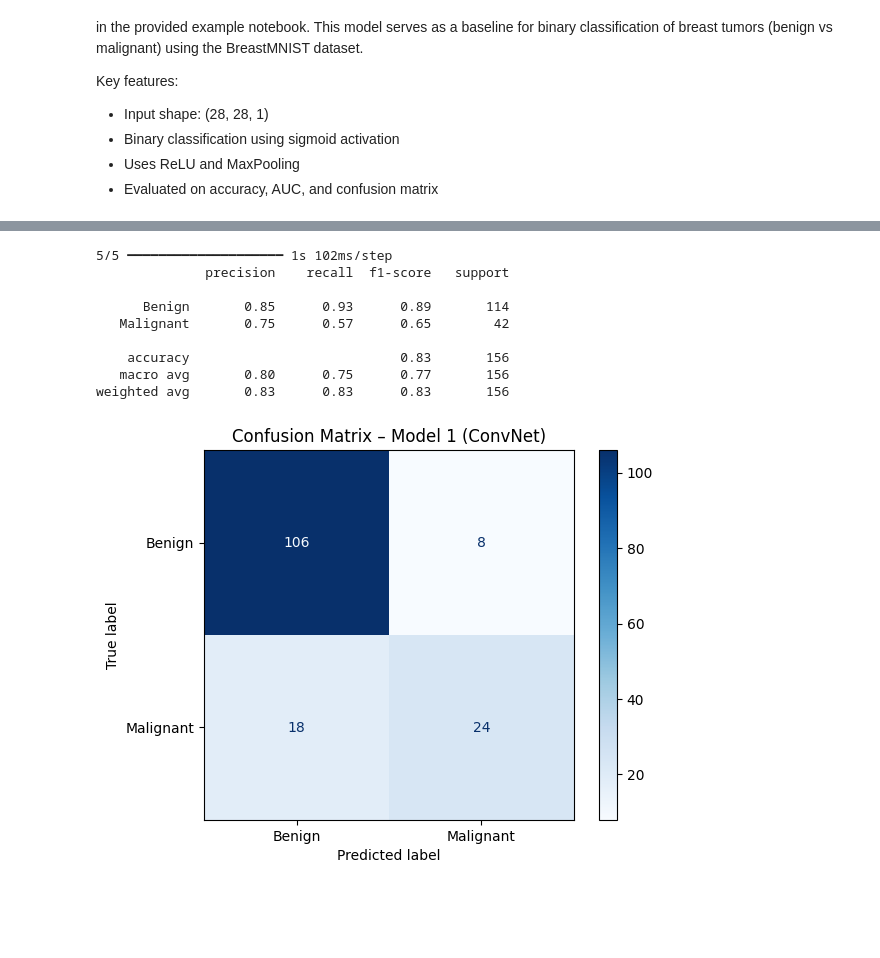
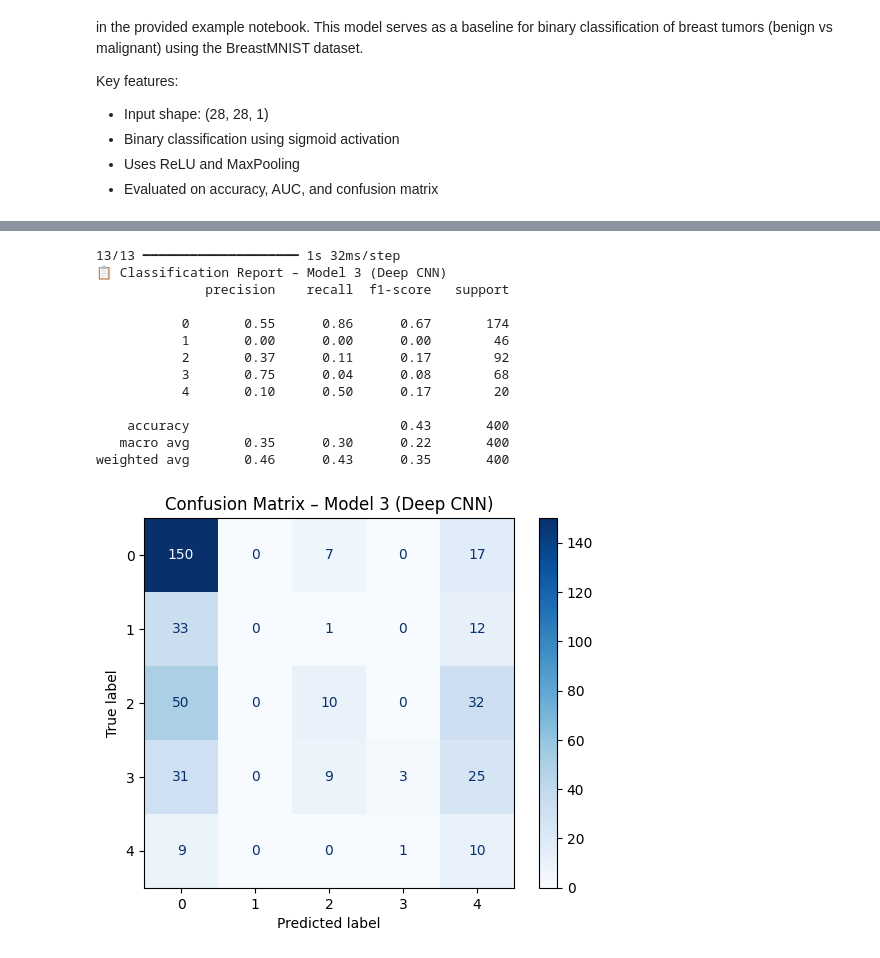
Before and after one commit to S-276/AC_50001, a Jupyter notebook: AC50001_RetinaMNIST.ipynb, the cells around one changed output, grey strips where cells are left out. Cells and saved outputs as stored; diff of their text form; code cells hidden in the pictures; blank space fills up the shorter version.

Commit message:
All models completed

```diff
--- a/AC50001_RetinaMNIST.ipynb
+++ b/AC50001_RetinaMNIST.ipynb
@@ -73,6 +57,6 @@ from sklearn.utils import class_weight
 # %%
 # Dataset name
-DATA_NAME = "BreastMNIST"
+DATA_NAME = "RetinaMNIST"
 # %%
 # Download dataset metadata (INFO) from MedMNIST repo
 !wget https://raw.githubusercontent.com/MedMNIST/MedMNIST/main/medmnist/info.py
@@ -290,0 +720,22 @@ plot_history(history1, title='Model 1 (ConvNet)')
+# %%
+# -----------------------------------------------
+# 4. Callbacks
+# -----------------------------------------------
+callbacks = [
+    EarlyStopping(patience=20, monitor='val_loss', restore_best_weights=True),
+    ModelCheckpoint('best_model_retina.h5', monitor='val_loss', save_best_only=True),
+    CSVLogger('training_log.csv')
+]
+
+# -----------------------------------------------
+# 5. Train the Model
+# -----------------------------------------------
+steps_per_epoch = X_balanced.shape[0] // 32  # or batch_size
+
+history = model3.fit(
+    train_generator,
+    steps_per_epoch=steps_per_epoch,
+    epochs=200,
+    validation_data=(X_val, y_val),
+    callbacks=callbacks
+)
@@ -291,25 +777,31 @@ plot_history(history1, title='Model 1 (ConvNet)')
 # %%
-# 📊 Predict class probabilities
-y_pred_probs = model1.predict(X_test).flatten()
-y_pred_classes = (y_pred_probs > 0.5).astype(int)
+# Predict class probabilities on test set
+y_pred_probs = model3.predict(X_test)
+y_pred_classes = np.argmax(y_pred_probs, axis=1)
+y_true_classes = np.argmax(y_test, axis=1)  # One-hot to class indices
 
-# 🧾 Classification Report
-print(classification_report(y_test[:,1], y_pred_classes, target_names=["Benign", "Malignant"]))
+# Classification Report
+print("📋 Classification Report – Model 3 (Deep CNN)")
+print(classification_report(y_true_classes, y_pred_classes, digits=2))
 
-# 📉 Confusion Matrix
-cm = confusion_matrix(y_test[:,1], y_pred_classes)
-disp = ConfusionMatrixDisplay(confusion_matrix=cm, display_labels=["Benign", "Malignant"])
+# Confusion Matrix
+cm = confusion_matrix(y_true_classes, y_pred_classes)
+disp = ConfusionMatrixDisplay(confusion_matrix=cm, display_labels=[0, 1, 2, 3, 4])
 disp.plot(cmap='Blues')
-plt.title("Confusion Matrix – Model 1 (ConvNet)")
+plt.title("Confusion Matrix – Model 3 (Deep CNN)")
 plt.show()
 # %% [output]
-5/5 ━━━━━━━━━━━━━━━━━━━━ 1s 102ms/step
+13/13 ━━━━━━━━━━━━━━━━━━━━ 1s 32ms/step
+📋 Classification Report – Model 3 (Deep CNN)
               precision    recall  f1-score   support
 
-      Benign       0.85      0.93      0.89       114
-   Malignant       0.75      0.57      0.65        42
+           0       0.55      0.86      0.67       174
+           1       0.00      0.00      0.00        46
+           2       0.37      0.11      0.17        92
+           3       0.75      0.04      0.08        68
+           4       0.10      0.50      0.17        20
 
-    accuracy                           0.83       156
-   macro avg       0.80      0.75      0.77       156
-weighted avg       0.83      0.83      0.83       156
+    accuracy                           0.43       400
+   macro avg       0.35      0.30      0.22       400
+weighted avg       0.46      0.43      0.35       400
-[figure, old version]
+[figure, new version]
```
Also changed, not shown: parts of 43 cells of this notebook.
